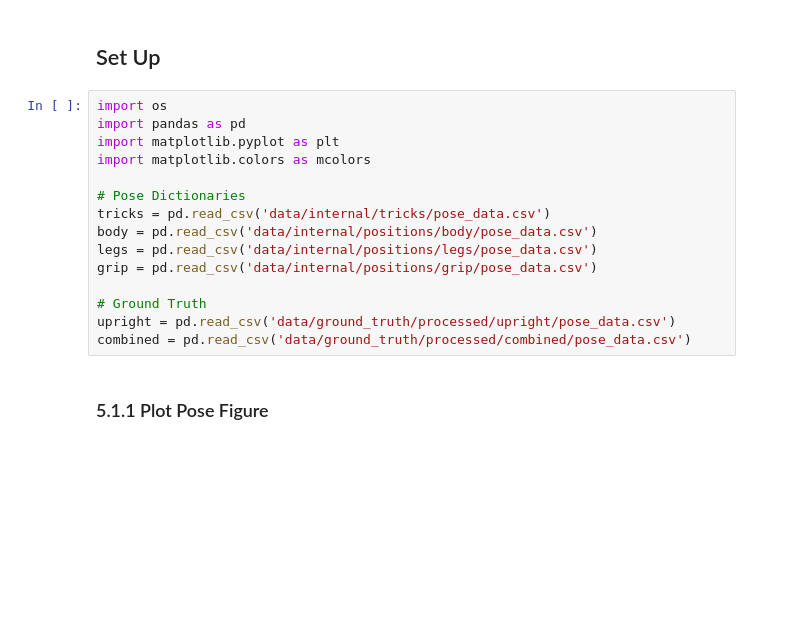
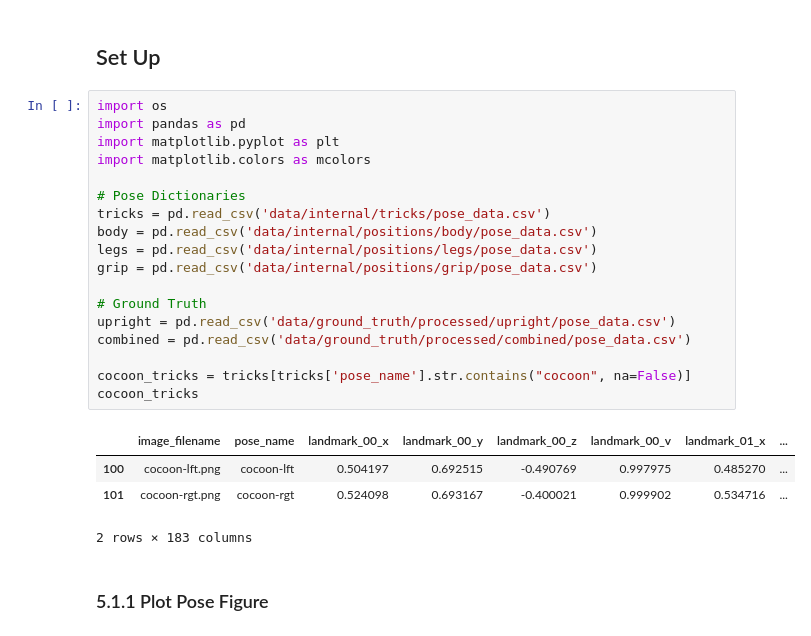
Before and after one commit to kayesokua/poledance.xyz, a Jupyter notebook: docs/5-0_data_visualizations.ipynb, the cells around one changed output. Cells and saved outputs as stored; diff of their text form; blank space fills up the shorter version.

```diff
--- a/docs/5-0_data_visualizations.ipynb
+++ b/docs/5-0_data_visualizations.ipynb
@@ -16,18 +16,26 @@ Applied Concepts:
 # %%
 import os
 import pandas as pd
 import matplotlib.pyplot as plt
 import matplotlib.colors as mcolors
 
 # Pose Dictionaries
 tricks = pd.read_csv('data/internal/tricks/pose_data.csv')
 body = pd.read_csv('data/internal/positions/body/pose_data.csv')
 legs = pd.read_csv('data/internal/positions/legs/pose_data.csv')
 grip = pd.read_csv('data/internal/positions/grip/pose_data.csv')
 
 # Ground Truth
 upright = pd.read_csv('data/ground_truth/processed/upright/pose_data.csv')
 combined = pd.read_csv('data/ground_truth/processed/combined/pose_data.csv')
+
+cocoon_tricks = tricks[tricks['pose_name'].str.contains("cocoon", na=False)]
+cocoon_tricks
+# %% [output]
+|  | image_filename | pose_name | landmark_00_x | landmark_00_y | landmark_00_z | landmark_00_v | landmark_01_x | ... |
+| 100 | cocoon-lft.png | cocoon-lft | 0.504197 | 0.692515 | -0.490769 | 0.997975 | 0.485270 | ... |
+| 101 | cocoon-rgt.png | cocoon-rgt | 0.524098 | 0.693167 | -0.400021 | 0.999902 | 0.534716 | ... |
+2 rows × 183 columns
 # %% [markdown]
 ### 5.1.1 Plot Pose Figure
 # %%
```
Also changed, not shown: parts of 1 cell of this notebook, 10 other files.
